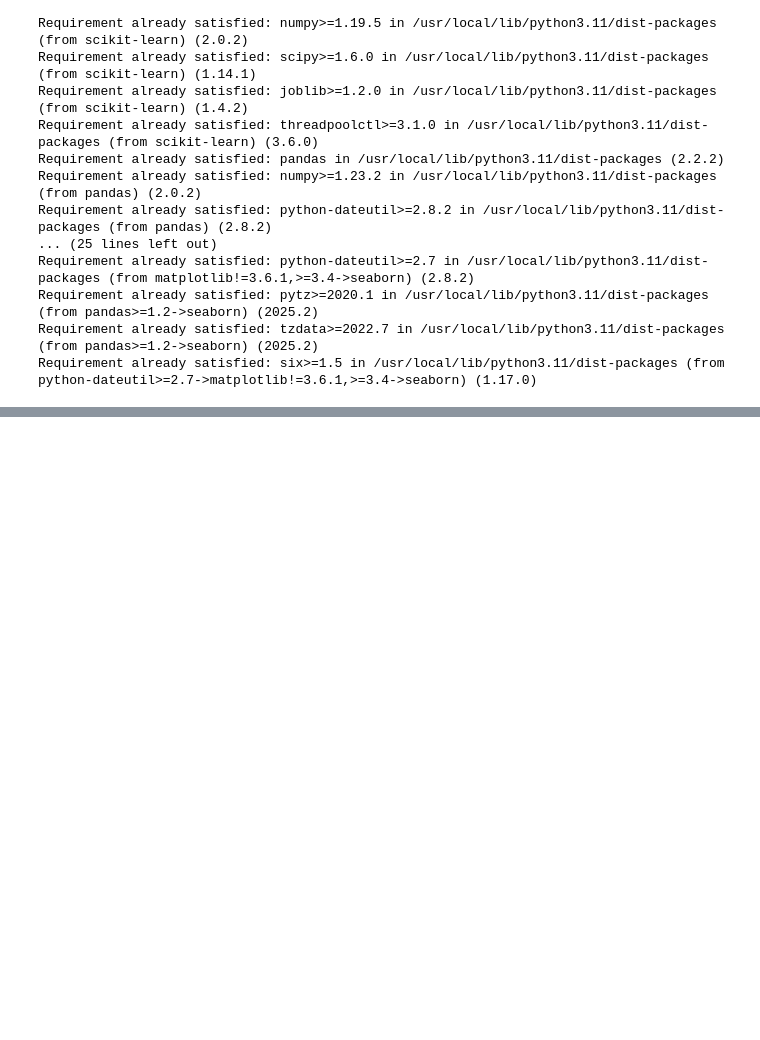
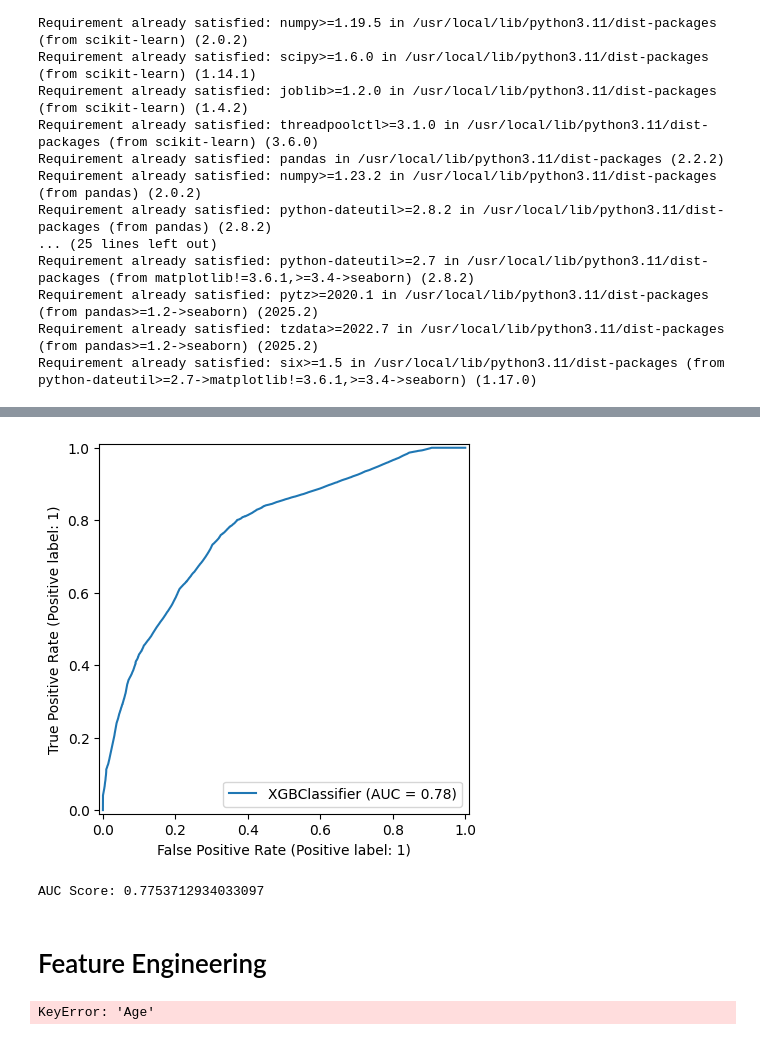
Before and after one commit to BoshithaMGunarathna/Mental-Health-Prediction, a Jupyter notebook: Machiine_Learning_1.ipynb, the cells around one changed output, grey strips where cells are left out. Cells and saved outputs as stored; diff of their text form; code cells hidden in the pictures; blank space fills up the shorter version.

```diff
--- a/Machiine_Learning_1.ipynb
+++ b/Machiine_Learning_1.ipynb
@@ -38,0 +272,17 @@ data = pd.read_csv('/path_to_your_dataset.csv')
+# %%
+from sklearn.metrics import roc_auc_score, RocCurveDisplay
+
+RocCurveDisplay.from_estimator(best_model, X_test, y_test)
+plt.show()
+print("AUC Score:", roc_auc_score(y_test, best_model.predict_proba(X_test)[:,1]))
+# %% [output]
+[figure, added]
+AUC Score: 0.7753712934033097
+# %% [markdown]
+# Feature Engineering
+# %%
+# 1. Age Grouping
+X['age_group'] = pd.cut(X['Age'], bins=[0, 25, 35, 45, 60, 100],
+                        labels=['<25', '25-35', '35-45', '45-60', '60+'])
+# %% [output]
+KeyError: 'Age'
```
Also changed, not shown: parts of 27 cells of this notebook.
